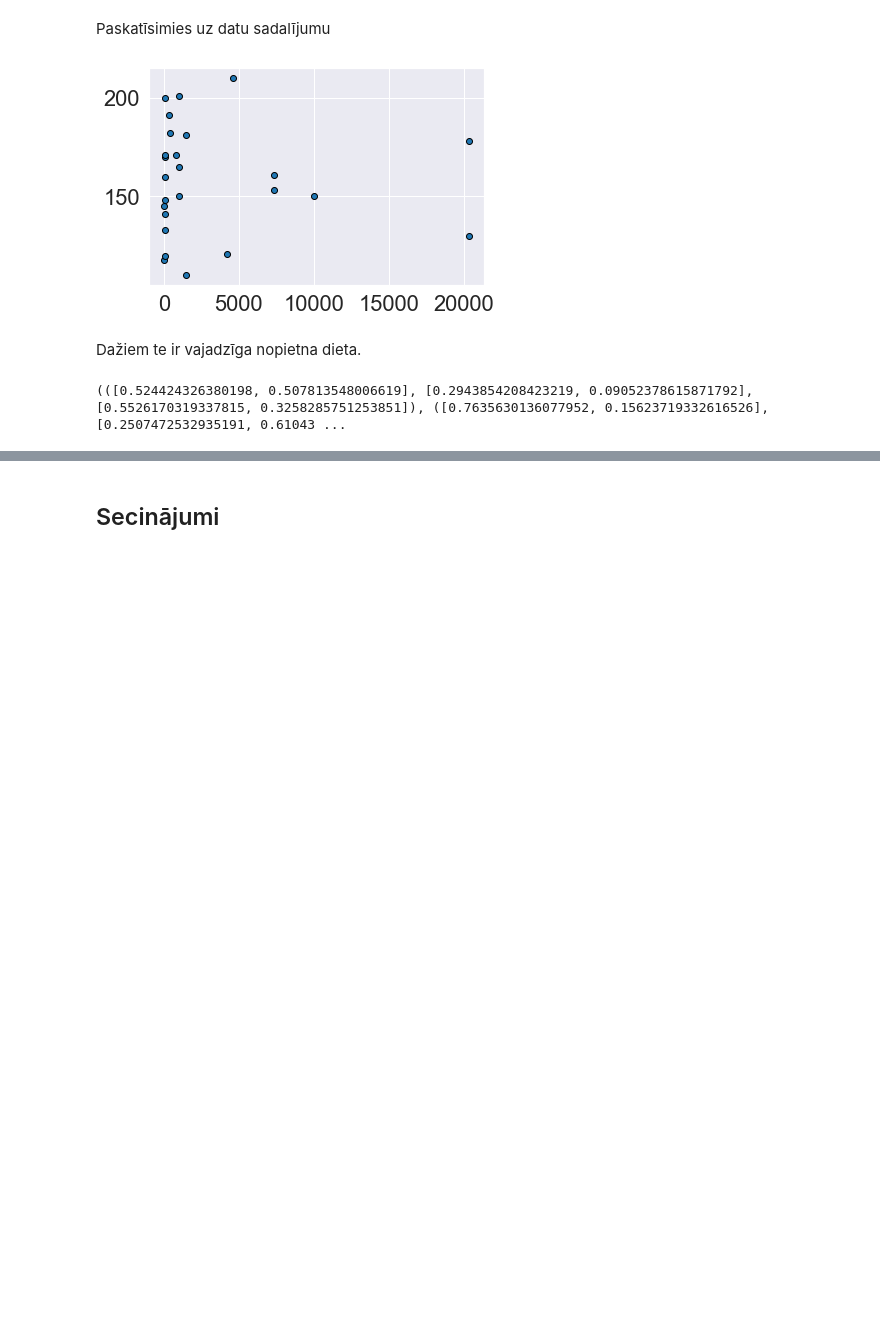
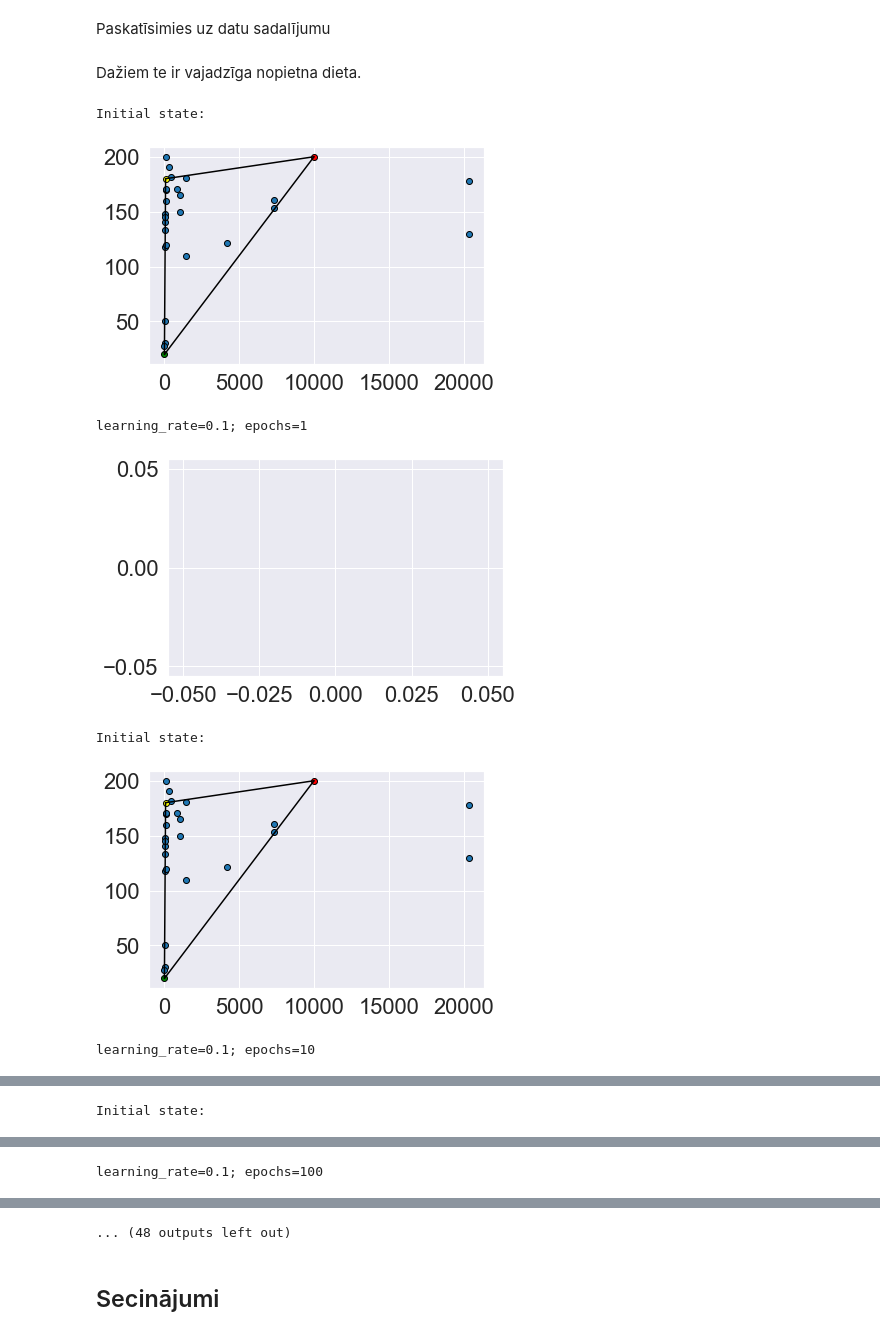
Before and after one commit to kamikaze/rtu-ai, a Jupyter notebook: homework03.ipynb, the cells around one changed output, grey strips where cells are left out. Saved outputs shown, nothing was run; the diff lists cells and outputs as text; code cells hidden in the pictures; blank space fills up the shorter version.

```diff
--- a/homework03.ipynb
+++ b/homework03.ipynb
@@ -94,20 +81,12 @@ data = {
     'VU20': (333, 191),
     'VU21': (834, 171),
     'VU22': (43, 145),
-    'VU23': (10000, 150),
-    'VU24': (1045, 201),
-    'VU25': (4587, 210),
+    'VU23': (10, 30),
+    'VU24': (20, 50),
+    'VU25': (5, 28),
 }
-samples = tuple(data.values())
 # %% [markdown]
 Paskatīsimies uz datu sadalījumu
-# %%
-x = [item[0] for item in samples]
-y = [item[1] for item in samples]
-plt.scatter(x, y, linewidth=1, edgecolors='black')
-plt.show()
-# %% [output]
-[figure, removed]
 # %% [markdown]
 Dažiem te ir vajadzīga nopietna dieta.
 # %%
@@ -122,12 +136 @@ neuron_colors = (
-# %%
-neuron_count, feature_count = len(neurons), len(samples[0])
-weights = tuple(
-    tuple(
-        [random() for _ in range(feature_count)] for _ in range(neuron_count)
-    ) for _ in range(len(samples))
-)
-
-print(weights)
-# %% [output]
-(([0.524424326380198, 0.507813548006619], [0.2943854208423219, 0.09052378615871792], [0.5526170319337815, 0.3258285751253851]), ([0.7635630136077952, 0.15623719332616526], [0.2507472532935191, 0.61043 ...
 # %%
@@ -168,0 +169,24 @@ def fit(weights: tuple[tuple[list[float]]], samples: tuple[list[float]], learnin
+# %%
+animations = []
+
+for learning_rate in (0.1, 0.3, 0.5, 0.7, 0.9):
+    for epochs in (1, 10, 100):
+        neurons = ( # input nodes
+            [10000, 200], # huge people
+            [80, 180], # normal people
+            [3, 20], # children
+        )
+        samples = tuple(data.values())
+        print('Initial state:')
+        show_plot(plt, samples, neurons, neuron_colors)
+        print(f'{learning_rate=}; {epochs=}')
+        history = fit(neurons, samples, epochs=epochs, learning_rate=learning_rate)
+        animations.append(show_history_plot(plt, samples, history, neuron_colors))
+# %% [output]
+Initial state:
+[figure, added]
+learning_rate=0.1; epochs=1
+[figure, added]
+Initial state:
+[figure, added]
+learning_rate=0.1; epochs=10
@@ -168,0 +194 @@ def fit(weights: tuple[tuple[list[float]]], samples: tuple[list[float]], learnin
+Initial state:
@@ -168,0 +196 @@ def fit(weights: tuple[tuple[list[float]]], samples: tuple[list[float]], learnin
+learning_rate=0.1; epochs=100
@@ -169,2 +198,3 @@ def fit(weights: tuple[tuple[list[float]]], samples: tuple[list[float]], learnin
+... (48 outputs left out)
 # %% [markdown]
 ## Secinājumi
```
Also changed, not shown: parts of 8 cells of this notebook.
